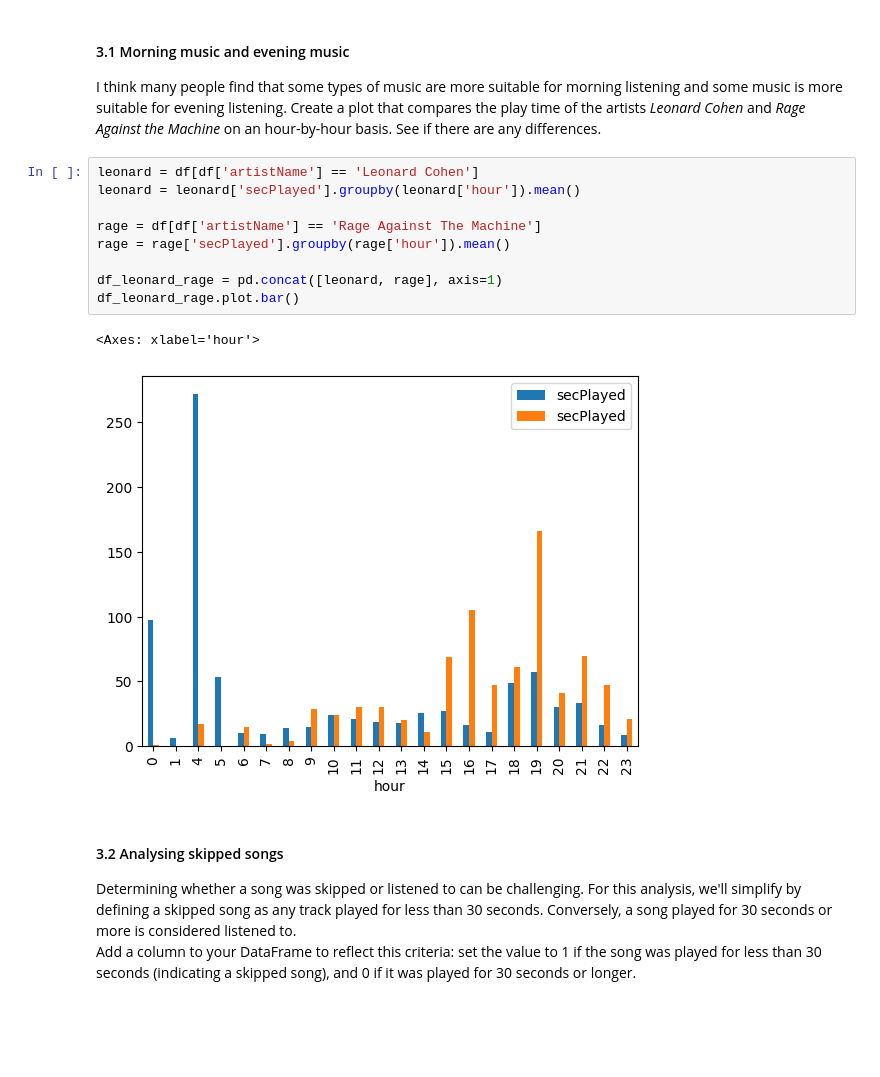
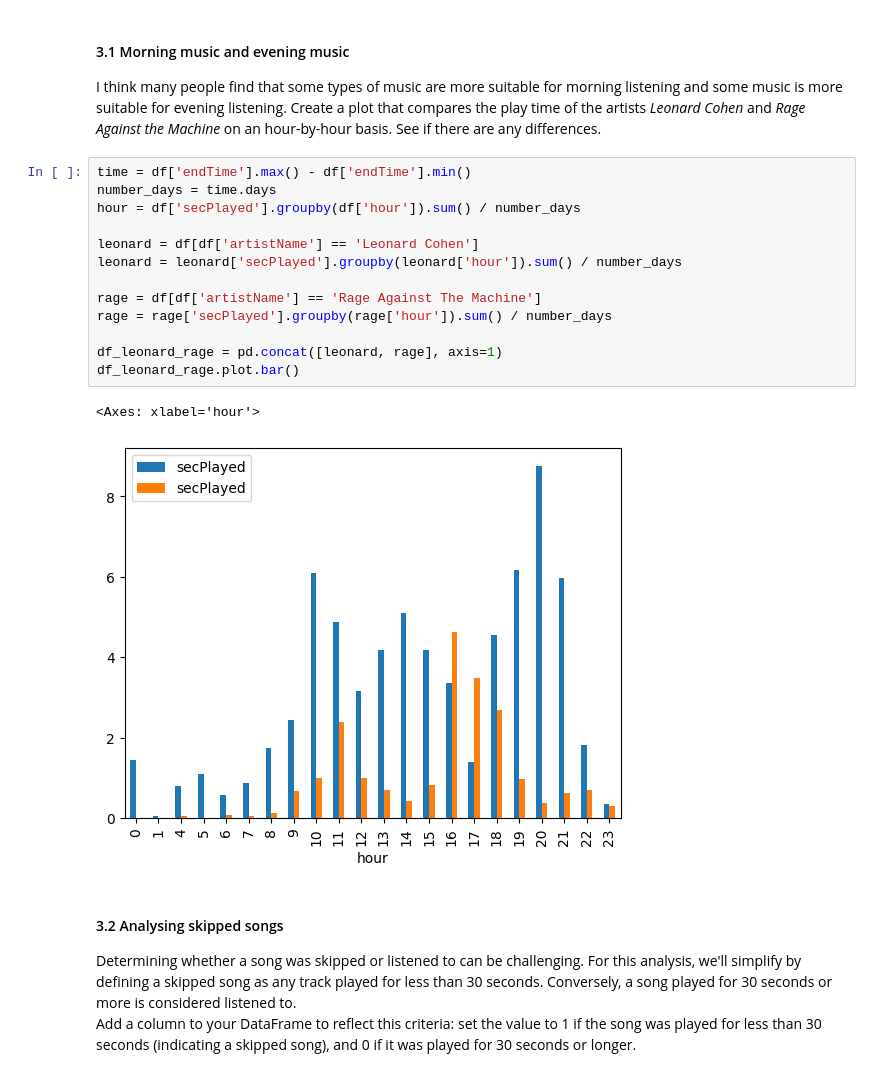
Before and after one commit to bardpedersen/DAT200, a Jupyter notebook: Assignment/Assignment_1/CA1_spotify.ipynb, the cells around one changed output. Saved outputs shown, nothing was run; the diff lists cells and outputs as text; blank space fills up the shorter version.

```diff
--- a/Assignment/Assignment_1/CA1_spotify.ipynb
+++ b/Assignment/Assignment_1/CA1_spotify.ipynb
@@ -204,17 +207,21 @@ hour.plot.bar()
 #### 3.1 Morning music and evening music
 I think many people find that some types of music are more suitable for morning listening and some music is more suitable for evening listening. Create a plot that compares the play time of the artists *Leonard Cohen* and *Rage Against the Machine* on an hour-by-hour basis. See if there are any differences.
 # %%
+time = df['endTime'].max() - df['endTime'].min()
+number_days = time.days
+hour = df['secPlayed'].groupby(df['hour']).sum() / number_days
+
 leonard = df[df['artistName'] == 'Leonard Cohen']
-leonard = leonard['secPlayed'].groupby(leonard['hour']).mean()
+leonard = leonard['secPlayed'].groupby(leonard['hour']).sum() / number_days
 
 rage = df[df['artistName'] == 'Rage Against The Machine']
-rage = rage['secPlayed'].groupby(rage['hour']).mean()
+rage = rage['secPlayed'].groupby(rage['hour']).sum() / number_days
 
 df_leonard_rage = pd.concat([leonard, rage], axis=1)
 df_leonard_rage.plot.bar()
 # %% [output]
 <Axes: xlabel='hour'>
-[figure, old version]
+[figure, new version]
 # %% [markdown]
 #### 3.2 Analysing skipped songs
 Determining whether a song was skipped or listened to can be challenging. For this analysis, we'll simplify by defining a skipped song as any track played for less than 30 seconds. Conversely, a song played for 30 seconds or more is considered listened to. \
```
Also changed, not shown: parts of 5 cells of this notebook.
